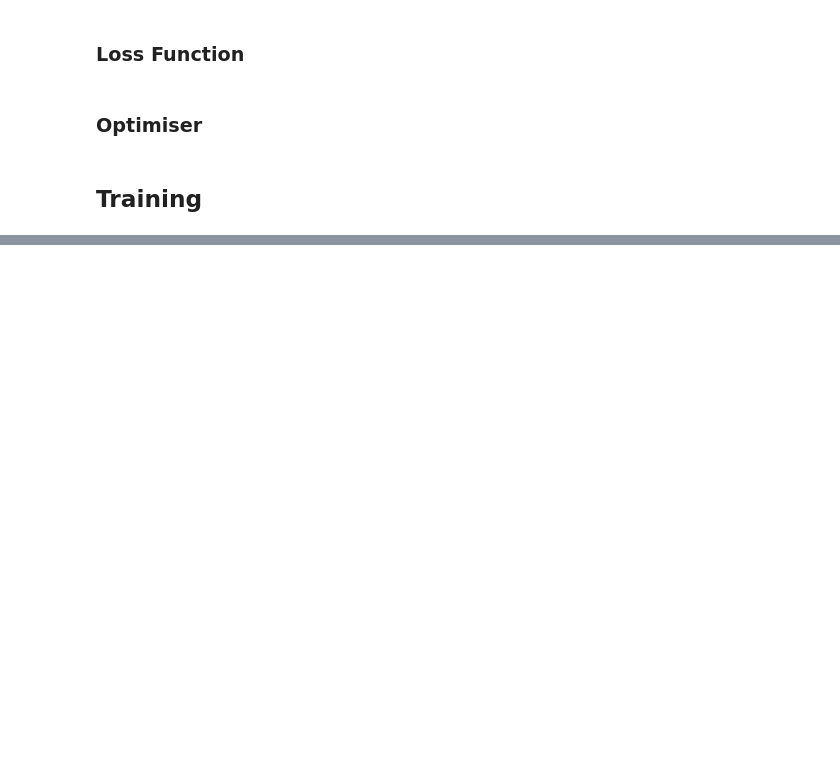
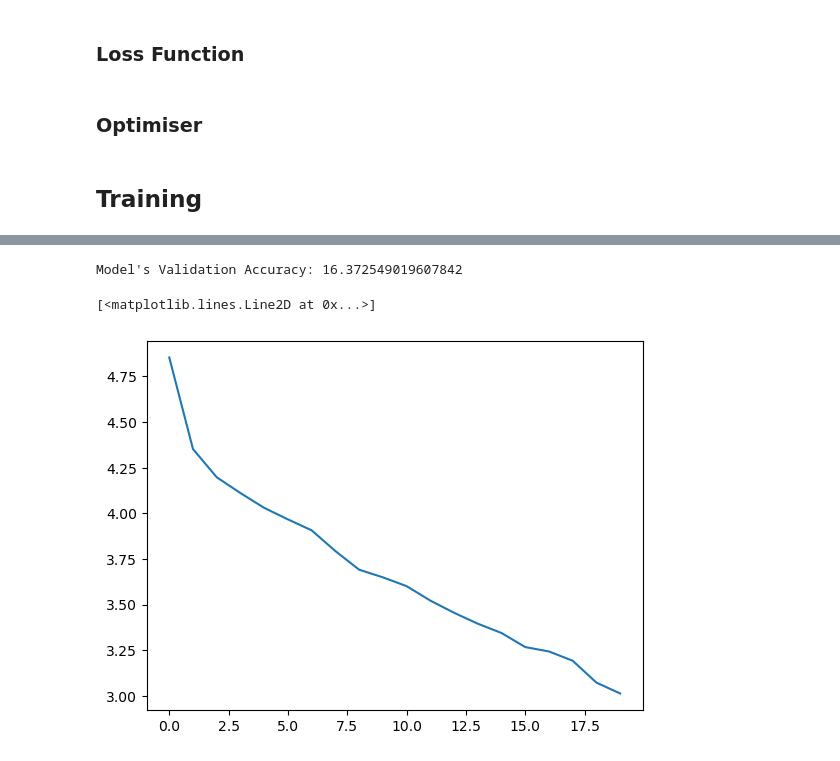
Before and after one commit to D-Agar/imlo_courework, a Jupyter notebook: coursework.ipynb, the cells around one changed output, grey strips where cells are left out. Cells and saved outputs as stored; diff of their text form; code cells hidden in the pictures; blank space fills up the shorter version.

```diff
--- a/coursework.ipynb
+++ b/coursework.ipynb
@@ -180,50 +261,57 @@ criterion = nn.CrossEntropyLoss()
 ### Optimiser
 # %%
 # Momentum pushes the optimiser towards the strongest gradient over multiple steps.
-optimiser = optim.SGD(net.parameters(), lr=0.001)
+optimiser = optim.Adam(model1.parameters(), lr=0.001)
 # %% [markdown]
 ## Training
 # %%
 def epoch_train(model, dataloader):
     model.train()
     model.train()
-    losses = list()
+    losses = []
     for idx, data in enumerate(dataloader):
         inputs, labels = data[0].to(device), data[1].to(device)
 
         optimiser.zero_grad()
 
-        out = model(inputs)
-        print(out[0])
-        loss = criterion(out.squeeze(), labels)
+        # Get the result as probabilities summing to 1
+        logits = model(inputs)
+        loss = criterion(logits.squeeze(), labels)
 
         loss.backward()
         optimiser.step()
         losses.append(loss.item())
 
         if idx % 10 == 9:
+            # print(out[0])
+            # print(labels[0])
             print(f"Batch {idx+1}, Loss: {loss}")
 
     return np.mean(losses), model
 # %%
 def train(model, train_loader, epochs):
+    best_model = model
+    best_loss = math.inf
     start_time = time.time()
     print("[INFO] Training starting...")
     losses = []
 
     for epoch in range(epochs):
-        train_loss, model = epoch_train(model, train_loader)
+        train_loss, train_model = epoch_train(model, train_loader)
         losses.append(train_loss)
+        if train_loss < best_loss:
+            best_loss = train_loss
+            best_model = train_model
         print(f"Epoch {epoch+1}/{epochs}, Loss: {train_loss}")
 
     finish_time = time.time()
     print("[INFO] Training Finished")
     print(f"Elapsed time: {math.floor((finish_time-start_time)/60)}:{math.floor((finish_time-start_time)%60)}")
     PATH = 'model.pth'
-    torch.save(net.state_dict(), PATH)
+    torch.save(best_model.state_dict(), PATH)
     return losses
 # %%
-epochs = 50
-losses = train(net, train_loader, epochs)
+epochs = 20
+losses = train(model1, train_loader, epochs)
 # %% [output]
 [INFO] Training starting...
@@ -262,3 +353,11 @@ def evaluate(model, valid_loader):
 # %%
-valid_accuracy = evaluate(net, valid_loader)
+model1.load_state_dict(torch.load('model.pth'))
+valid_accuracy = evaluate(model1, valid_loader)
 print(f"Model's Validation Accuracy: {valid_accuracy*100}")
+# %% [output]
+Model's Validation Accuracy: 16.372549019607842
+# %%
+plt.plot(losses)
+# %% [output]
+[<matplotlib.lines.Line2D at 0x...>]
+[figure, added]
```
Also changed, not shown: parts of 15 cells of this notebook, 1 other file.
